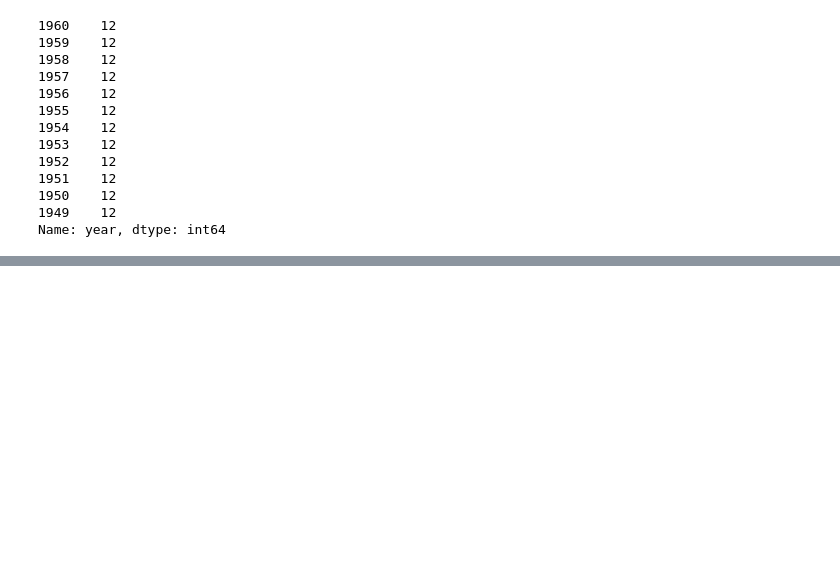
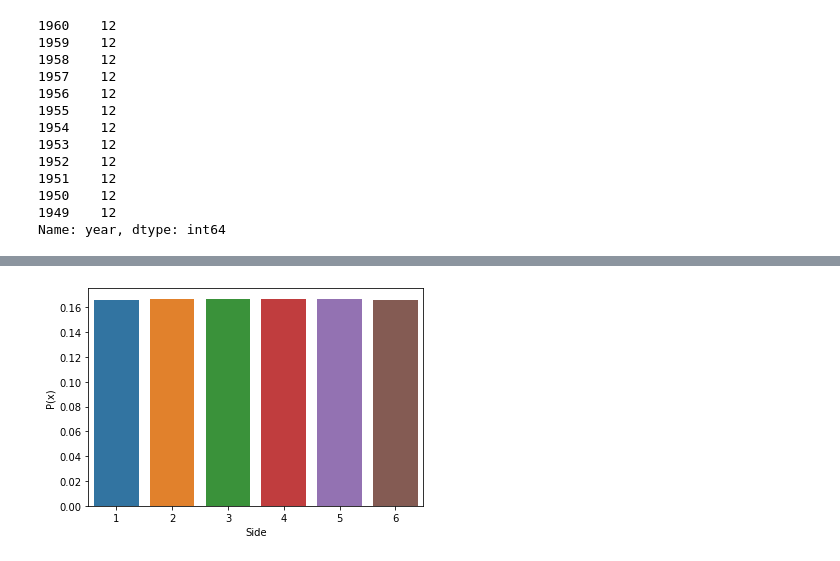
Before and after one commit to alexeimarcilio/Emeritus, a Jupyter notebook: Week08/OfficeHourWeek8.ipynb, the cells around one changed output, grey strips where cells are left out. Saved outputs shown, nothing was run; the diff lists cells and outputs as text; code cells hidden in the pictures; blank space fills up the shorter version.

```diff
--- a/Week08/OfficeHourWeek8.ipynb
+++ b/Week08/OfficeHourWeek8.ipynb
@@ -72,0 +89,22 @@ def year_slider(start, stop):
+# %%
+import random as random
+import seaborn as sns
+import pandas as pd
+l = []
+h = {}
+trials = 1000000
+
+for i in range(trials):
+    l.append(random.choice([1,2,3,4,5,6]))
+
+for x in l:
+    h[x] = h.get(x, 0) + 1
+
+dice = pd.DataFrame(h.items(), columns=['Side', 'P(x)'])
+dice['P(x)'] = dice['P(x)']/trials
+
+sns.barplot(data=dice, x=dice['Side'], y=dice['P(x)']);
+#sns.countplot(l)
+#sns.distplot(l);
+# %% [output]
+[figure, added]
```
Also changed, not shown: parts of 9 cells of this notebook.
